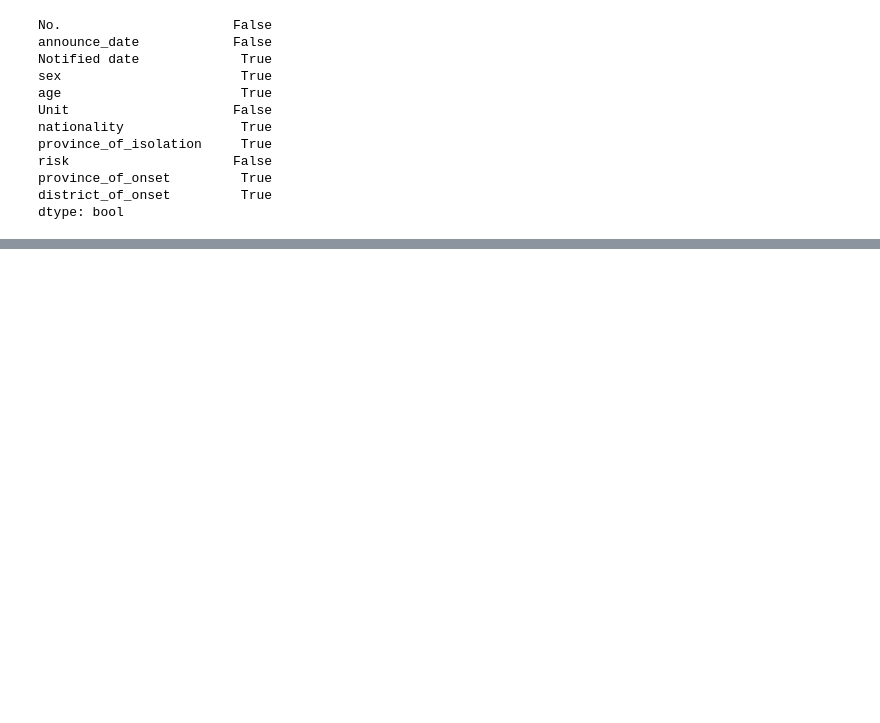
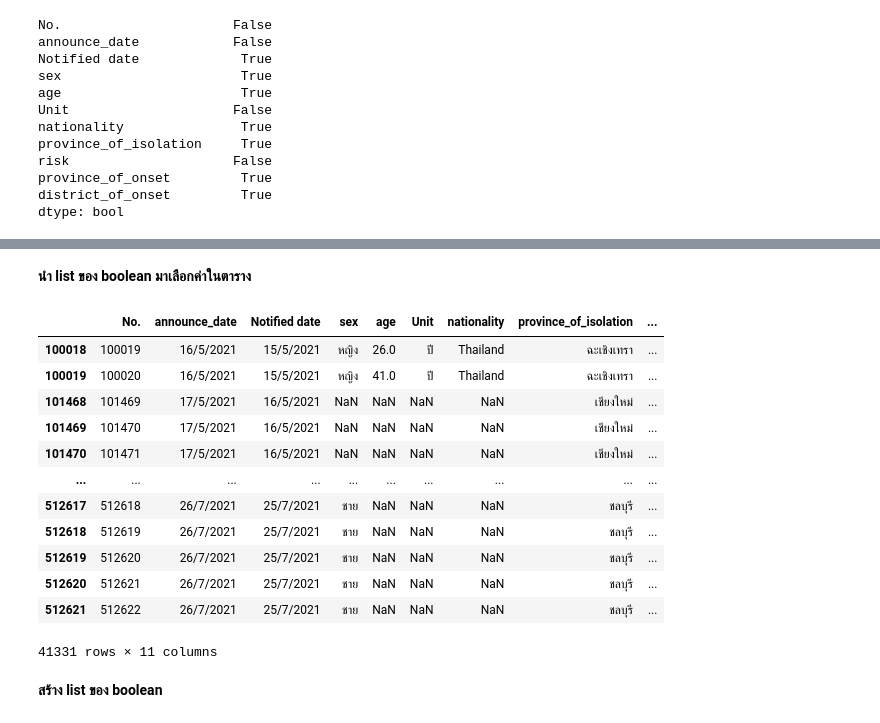
Before and after one commit to nualpair/DWDM21, a Jupyter notebook: Data_Preprocessing_(Chapter3).ipynb, the cells around one changed output, grey strips where cells are left out. Cells and saved outputs as stored; diff of their text form; code cells hidden in the pictures; blank space fills up the shorter version.

```diff
--- a/Data_Preprocessing_(Chapter3).ipynb
+++ b/Data_Preprocessing_(Chapter3).ipynb
@@ -307,0 +431,3 @@ dtype: bool
+# %%
+data_cases2 = pd.read_csv(os.path.join(path,'confirmed-cases.csv'))
+data_cases2
@@ -307,0 +470,20 @@ dtype: bool
+# %% [markdown]
+**นำ list ของ boolean มาเลือกค่าในตาราง**
+# %%
+data_cases2[data_cases2['risk'] == 'ทัณฑสถาน/เรือนจำ']
+# %% [output]
+|  | No. | announce_date | Notified date | sex | age | Unit | nationality | province_of_isolation | ... |
+| 100018 | 100019 | 16/5/2021 | 15/5/2021 | หญิง | 26.0 | ปี | Thailand | ฉะเชิงเทรา | ... |
+| 100019 | 100020 | 16/5/2021 | 15/5/2021 | หญิง | 41.0 | ปี | Thailand | ฉะเชิงเทรา | ... |
+| 101468 | 101469 | 17/5/2021 | 16/5/2021 | NaN | NaN | NaN | NaN | เชียงใหม่ | ... |
+| 101469 | 101470 | 17/5/2021 | 16/5/2021 | NaN | NaN | NaN | NaN | เชียงใหม่ | ... |
+| 101470 | 101471 | 17/5/2021 | 16/5/2021 | NaN | NaN | NaN | NaN | เชียงใหม่ | ... |
+| ... | ... | ... | ... | ... | ... | ... | ... | ... | ... |
+| 512617 | 512618 | 26/7/2021 | 25/7/2021 | ชาย | NaN | NaN | NaN | ชลบุรี | ... |
+| 512618 | 512619 | 26/7/2021 | 25/7/2021 | ชาย | NaN | NaN | NaN | ชลบุรี | ... |
+| 512619 | 512620 | 26/7/2021 | 25/7/2021 | ชาย | NaN | NaN | NaN | ชลบุรี | ... |
+| 512620 | 512621 | 26/7/2021 | 25/7/2021 | ชาย | NaN | NaN | NaN | ชลบุรี | ... |
+| 512621 | 512622 | 26/7/2021 | 25/7/2021 | ชาย | NaN | NaN | NaN | ชลบุรี | ... |
+41331 rows × 11 columns
+# %% [markdown]
+**สร้าง list ของ boolean**
```
Also changed, not shown: parts of 40 cells of this notebook.
